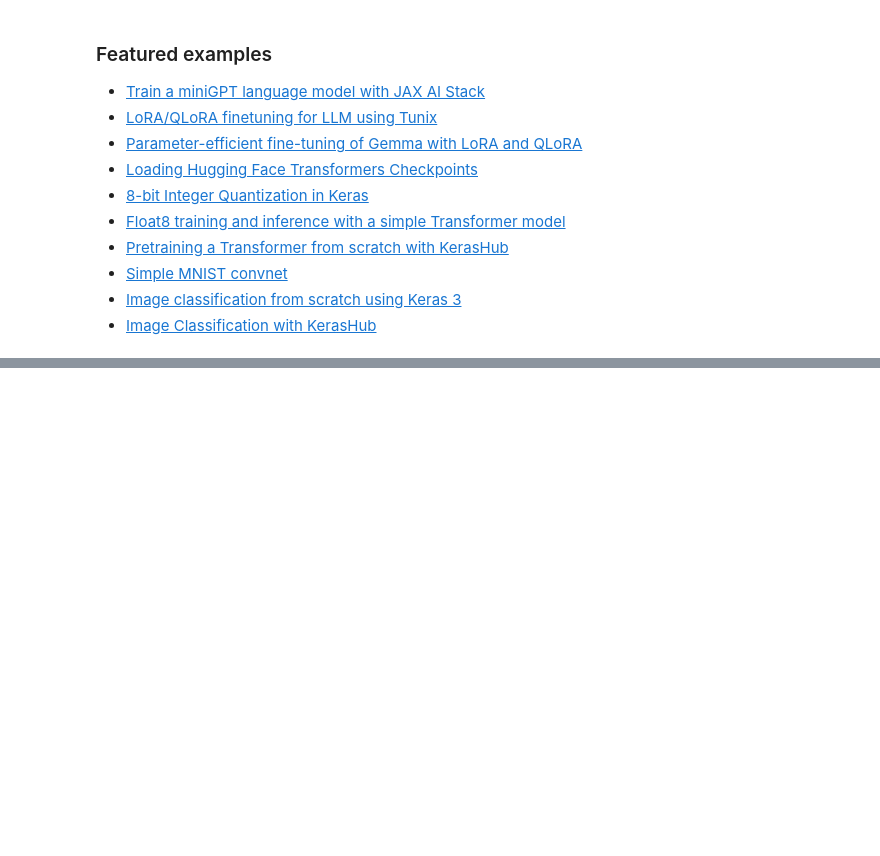
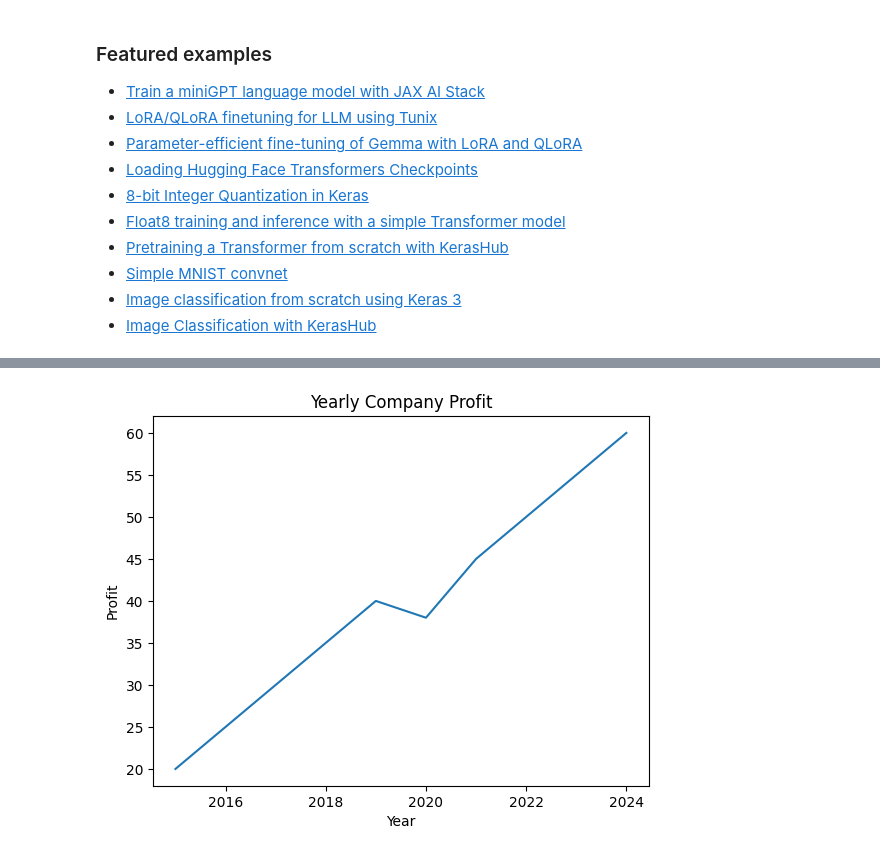
Before and after one commit to saumyajain545/pythonlab, a Jupyter notebook: Welcome_To_Colab.ipynb, the cells around one changed output, grey strips where cells are left out. Saved outputs shown, nothing was run; the diff lists cells and outputs as text; code cells hidden in the pictures; blank space fills up the shorter version.

```diff
--- a/Welcome_To_Colab.ipynb
+++ b/Welcome_To_Colab.ipynb
@@ -415,0 +254,15 @@ plt.show()
+# %%
+import matplotlib.pyplot as plt
+
+years = [2015,2016,2017,2018,2019,2020,2021,2022,2023,2024]
+profit = [20,25,30,35,40,38,45,50,55,60]
+
+plt.plot(years, profit)
+
+plt.title("Yearly Company Profit")
+plt.xlabel("Year")
+plt.ylabel("Profit")
+
+plt.show()
+# %% [output]
+[figure, added]
```
Also changed, not shown: parts of 22 cells of this notebook.
